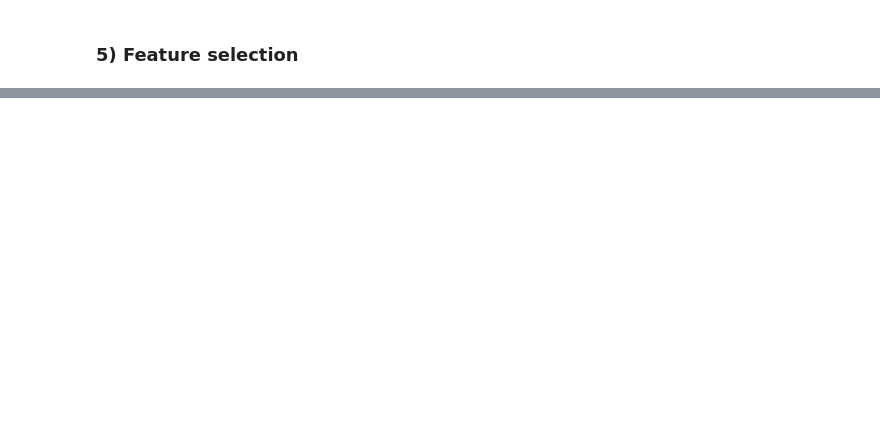
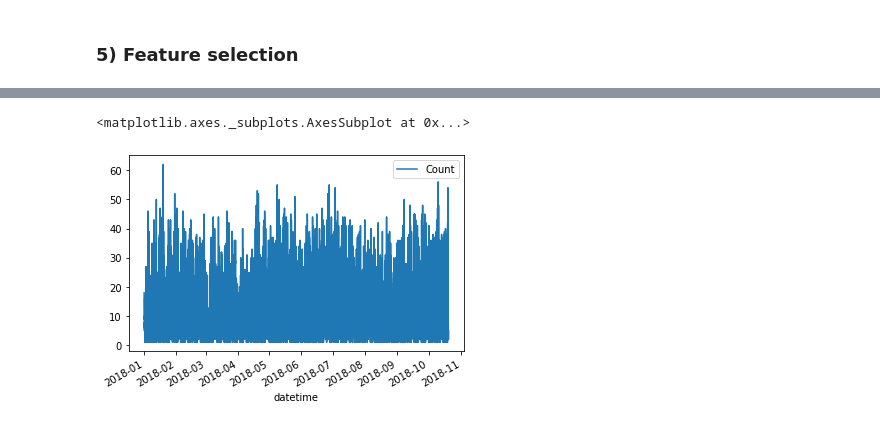
Before and after one commit to vincm1/UK_accidents, a Jupyter notebook: Final_assignment_Big_Data_for_Decision_Making_(2021_22_BNK432_NO02_A).ipynb, the cells around one changed output, grey strips where cells are left out. Saved outputs shown, nothing was run; the diff lists cells and outputs as text; code cells hidden in the pictures; blank space fills up the shorter version.

```diff
--- a/Final_assignment_Big_Data_for_Decision_Making_(2021_22_BNK432_NO02_A).ipynb
+++ b/Final_assignment_Big_Data_for_Decision_Making_(2021_22_BNK432_NO02_A).ipynb
@@ -369,0 +431,7 @@ final_train
+# %%
+train_set_lenc_ts = train_set_lenc[["datetime","Count"]]
+train_set_lenc_ts.set_index("datetime",inplace=True)
+train_set_lenc_ts.plot()
+# %% [output]
+<matplotlib.axes._subplots.AxesSubplot at 0x...>
+[figure, added]
```
Also changed, not shown: parts of 63 cells of this notebook.
